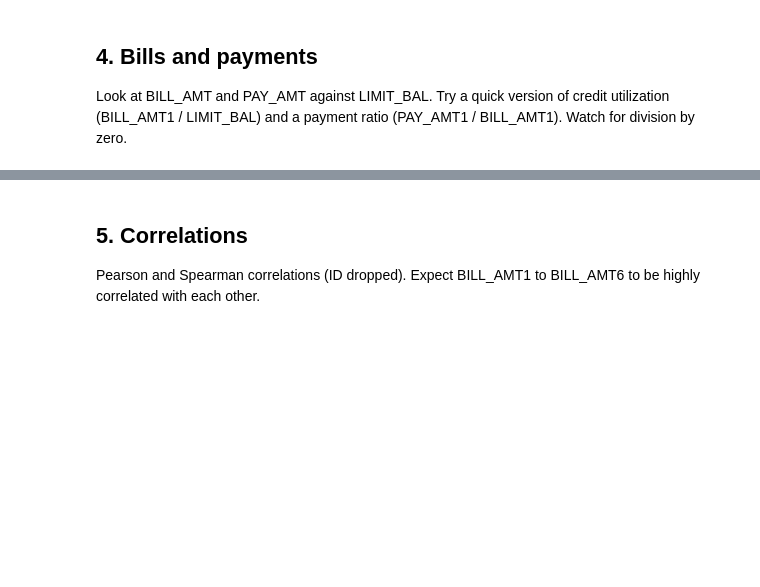
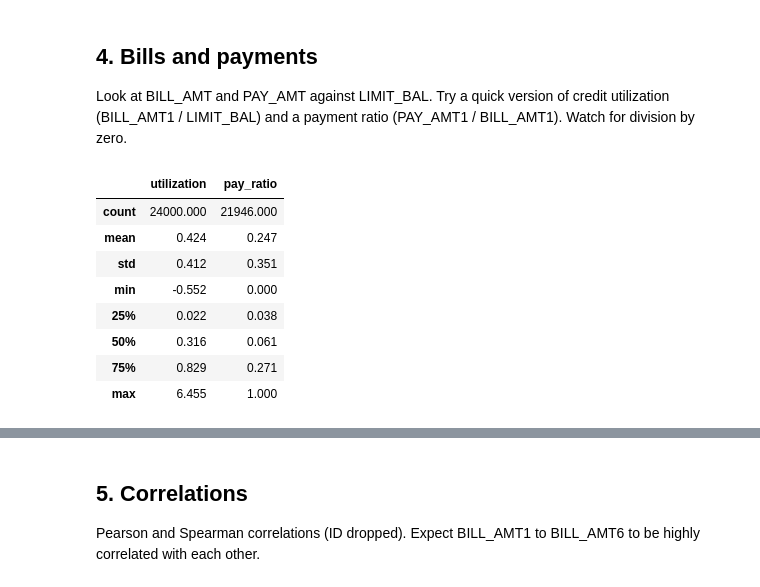
Before and after one commit to iangault/credit-default-risk, a Jupyter notebook: notebooks/01-eda.ipynb, the cells around one changed output, grey strips where cells are left out. Saved outputs shown, nothing was run; the diff lists cells and outputs as text; code cells hidden in the pictures; blank space fills up the shorter version.

```diff
--- a/notebooks/01-eda.ipynb
+++ b/notebooks/01-eda.ipynb
@@ -170,3 +349,40 @@ Note: code 1 (one month late) is common in PAY_1 but has 22 or fewer clients in
 ## 4. Bills and payments
 
 Look at BILL_AMT and PAY_AMT against LIMIT_BAL. Try a quick version of credit utilization (BILL_AMT1 / LIMIT_BAL) and a payment ratio (PAY_AMT1 / BILL_AMT1). Watch for division by zero.
+# %%
+bills = pd.DataFrame(
+    {
+        # Share of the credit limit used on the latest statement; negative = credit balance
+        "utilization": train["BILL_AMT1"] / train["LIMIT_BAL"],
+        # Share of the latest bill paid; undefined when there's no positive bill, capped at 1
+        "pay_ratio": (train["PAY_AMT1"] / train["BILL_AMT1"])
+        .where(train["BILL_AMT1"] > 0)
+        .clip(upper=1),
+    }
+)
+display(bills.describe().round(3))
+
+util_groups = pd.qcut(bills["utilization"], 10, precision=2)
+pay_groups = (
+    pd.cut(
+        bills["pay_ratio"],
+        [-0.01, 0, 0.05, 0.1, 0.25, 0.5, 0.99, 1],
+        labels=["0%", "0-5%", "5-10%", "10-25%", "25-50%", "50-99%", "100%"],
+    )
+    .cat.add_categories("no bill")
+    .fillna("no bill")
+)
+
+rate_chart(util_groups, "Default rate by utilization decile (BILL_AMT1 / LIMIT_BAL)") | rate_chart(
+    pay_groups, "Default rate by share of bill paid (PAY_AMT1 / BILL_AMT1)"
+)
+# %% [output]
+|  | utilization | pay_ratio |
+| count | 24000.000 | 21946.000 |
+| mean | 0.424 | 0.247 |
+| std | 0.412 | 0.351 |
+| min | -0.552 | 0.000 |
+| 25% | 0.022 | 0.038 |
+| 50% | 0.316 | 0.061 |
+| 75% | 0.829 | 0.271 |
+| max | 6.455 | 1.000 |
```
Also changed, not shown: parts of 19 cells of this notebook.
